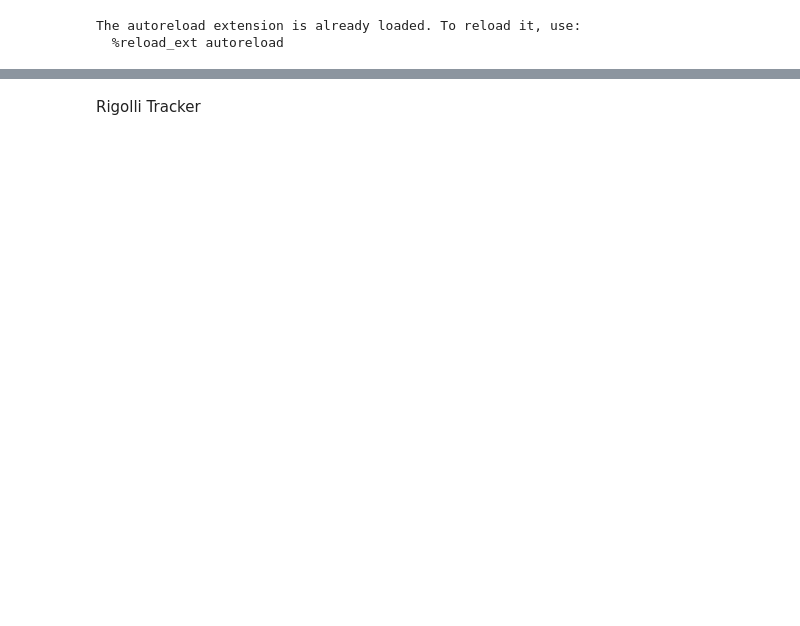
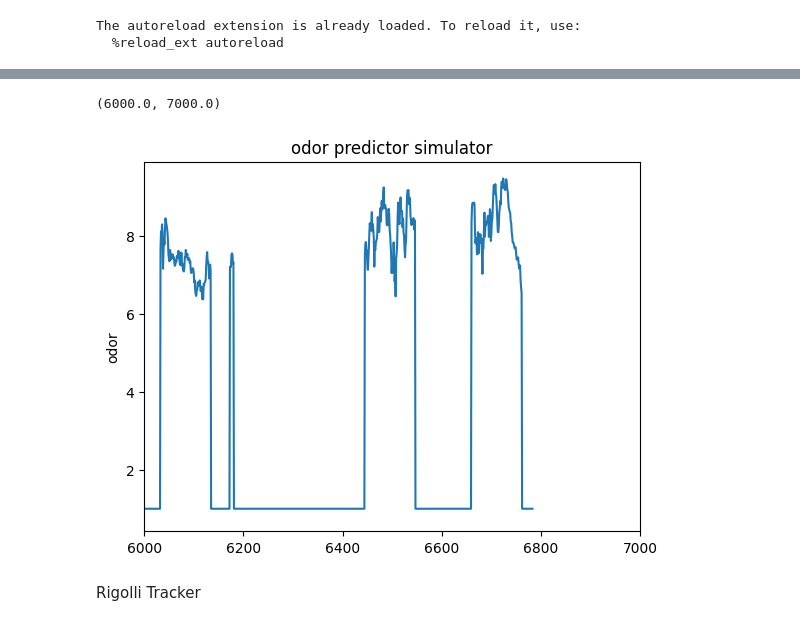
Before and after one commit to arunavanag591/COSMOS, a Jupyter notebook: plume_simulator.ipynb, the cells around one changed output, grey strips where cells are left out. Cells and saved outputs as stored; diff of their text form; code cells hidden in the pictures; blank space fills up the shorter version.

```diff
--- a/plume_simulator.ipynb
+++ b/plume_simulator.ipynb
@@ -335,3 +257,11 @@ Target reached at (0.04, -0.09)
+# %%
+plt.plot(odors)
+plt.ylabel('odor')
+plt.title('odor predictor simulator')
+plt.xlim(6000,7000)
+# %% [output]
+(6000.0, 7000.0)
+[figure, added]
 # %% [markdown]
 Rigolli Tracker
 # %%
```
Also changed, not shown: parts of 7 cells of this notebook, 2 other files.
